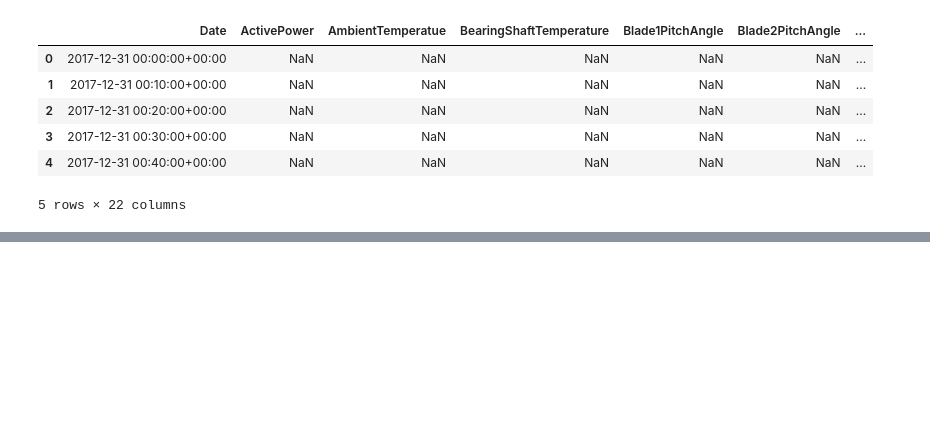
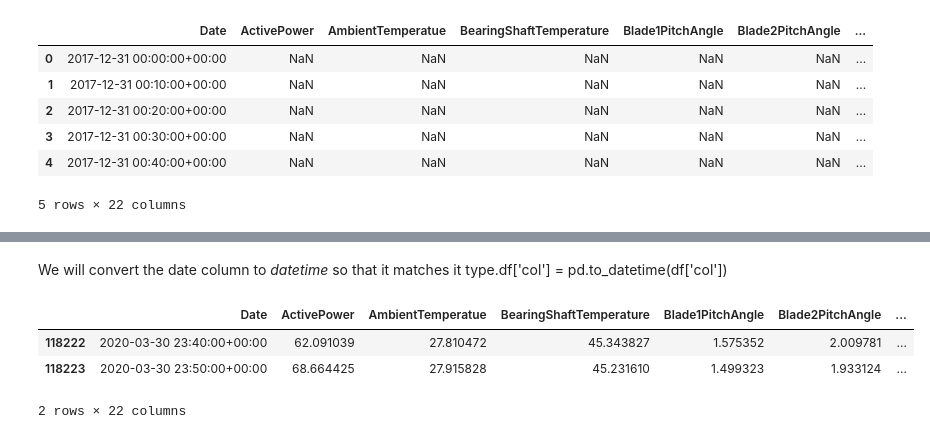
Before and after one commit to acrulopez/data-mining-UPM, a Jupyter notebook: Project.ipynb, the cells around one changed output, grey strips where cells are left out. Cells and saved outputs as stored; diff of their text form; code cells hidden in the pictures; blank space fills up the shorter version.

```diff
--- a/Project.ipynb
+++ b/Project.ipynb
@@ -77,0 +40,10 @@ dtype: int64
+# %% [markdown]
+We will convert the date column to *datetime* so that it matches it type.df['col'] = pd.to_datetime(df['col'])
+# %%
+df['Date'] = pd.to_datetime(df['Date'])
+df.tail(2)
+# %% [output]
+|  | Date | ActivePower | AmbientTemperatue | BearingShaftTemperature | Blade1PitchAngle | Blade2PitchAngle | ... |
+| 118222 | 2020-03-30 23:40:00+00:00 | 62.091039 | 27.810472 | 45.343827 | 1.575352 | 2.009781 | ... |
+| 118223 | 2020-03-30 23:50:00+00:00 | 68.664425 | 27.915828 | 45.231610 | 1.499323 | 1.933124 | ... |
+2 rows × 22 columns
```
Also changed, not shown: parts of 21 cells of this notebook.
